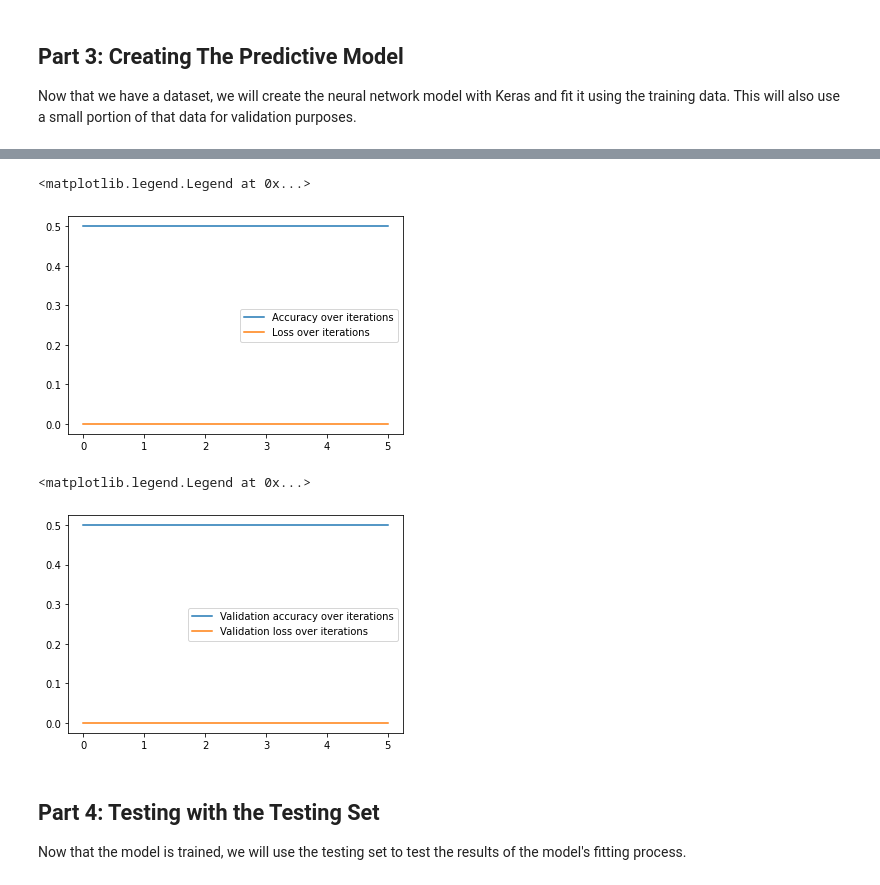
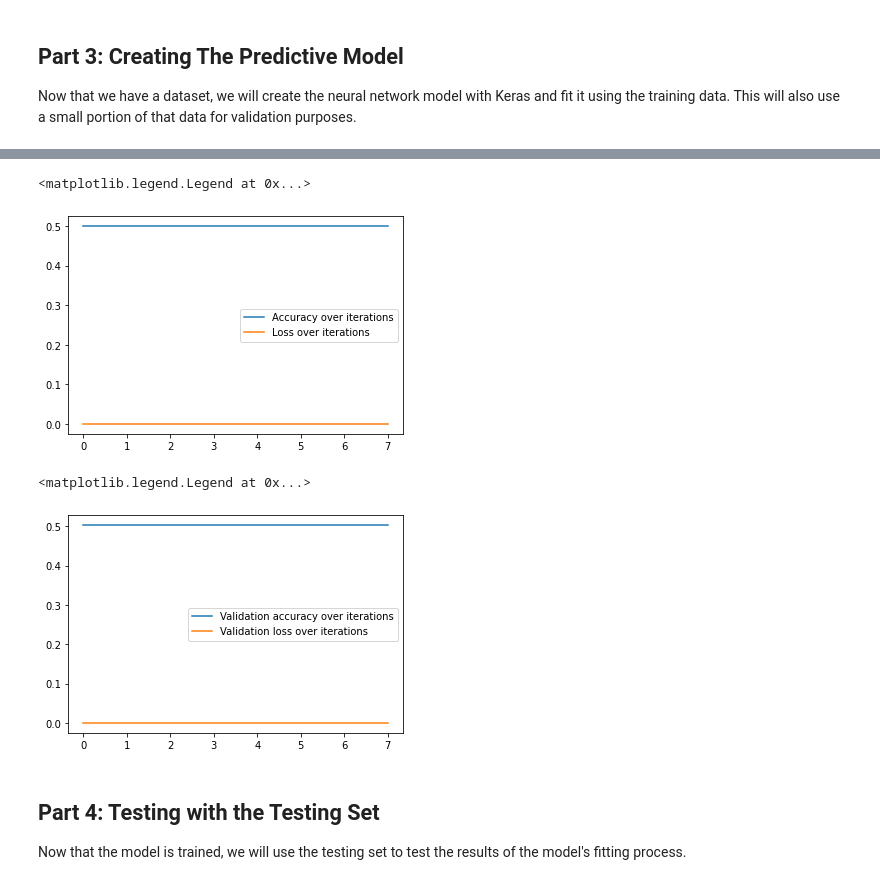
Before and after one commit to alicerunsonfedora/abysima, a Jupyter notebook: Abysima.ipynb, the cells around one changed output, grey strips where cells are left out. Drawn from its saved outputs; the diff is of its cells as text; code cells hidden in the pictures.

```diff
--- a/Abysima.ipynb
+++ b/Abysima.ipynb
@@ -16,18 +16,3 @@ software. If a LICENSE file is not provided, you can obtain a copy at https://ww
 
 We'll need to write some utilities and codes that will allow us to generate, predict, and validate words. This
 section will allow us to do just that.
-# %%
-# Grab the English and Japanese words from the Kaggle datasets. More information on where the data originated from
-# can be found in kaggle/INFO.txt.
-import pandas as pd
-
-# Open the English Word Frequency dataset and extract the words from the list.
-valid_words = pd.read_csv("outside_sources/unigram_freq.csv")
-valid_words = list(valid_words.word) # We're only interested in the word column.
-print(len(valid_words))
-
-# Open the converted dataset from the Wiktionary page and import that into the list of valid words.
-with open("outside_sources/jp-romaji.txt") as jp_data:
-    valid_words += [w.strip() for w in jp_data.readlines()]
-
-print(len(valid_words))
@@ -69,9 +85,9 @@ from string import ascii_lowercase
 import numpy as np
 
 def map_word(word: str) -> list:
-    """Returns a list of numbers from 0 to 1 that represent the various letters in the alphabet."""
-    get_idx = lambda i: ascii_lowercase.index(i) + 1.0
-    return [get_idx(c) / 26  for c in word]
+    """Returns a list of numbers from 1 to 26 that represent the various letters in the alphabet."""
+    get_idx = lambda i: ascii_lowercase.index(i) + 1
+    return [get_idx(c) for c in word]
 
 # Fill any shorter words with the maximum length of the words. For words shorter than the word with the most
 # characters, a 0 will be subsistuted to keep the length of features consistent.
@@ -87,6 +103,10 @@ print(f"Longest word length: {max_len}")
 
 # Encode the data set into a format that the neural network will be able to understand.
 encoded_correct = [map_word(str(word)) for word in valid_words]
+# encoded_correct = []
+# for word in valid_words:
+#     print(word)
+#     encoded_correct.append(map_word(word))
 encoded_correct = [fill_word_features(w, max_len) for w in encoded_correct]
 
 encoded_invalid = [map_word(str(word)) for word in invalid]
@@ -108,6 +128,10 @@ dataset = np.array(dataset)
 X = dataset[:, :-1]
 Y = dataset[:,  -1]
 
+# Divide values by 26 (the number of letters in the alphabet). Doing this will make sure our data remains consistent,
+# and that we are not stating that Z is 26 times more important and A. This process is known as normalization.
+X = X / 26
+
 # Print the first two entries in the dataset as an example.
 print(X[:2])
 print(Y[:2])
@@ -157,13 +175,13 @@ print(keras.__version__)
 
 model = keras.Sequential(name="Abysima_2")
 model.add(Dense(max_len, input_dim=max_len, activation='relu'))
-model.add(Dense(max_len/2, activation='relu'))
-model.add(Dense(max_len/4, activation='relu'))
+model.add(Dense(max_len * 4, activation='relu'))
+# model.add(Dense(max_len/4, activation='relu'))
 model.add(Dense(1, activation='softmax'))
 
 # Create an early stopping mechanism to stop early if accuracy isn't improving after a certain point. This prevents
 # unnecessary computations.
-stop_early = EarlyStopping(monitor='accuracy', patience=5)
+stop_early = EarlyStopping(monitor='accuracy', patience=7)
 
 # Compile the model.
 model.compile(loss='categorical_crossentropy', optimizer='adam', metrics=['accuracy'])
@@ -189,7 +205,7 @@ _________________________________________________________________
 # %%
 # Fit the model to our dataset. In this instance, the model will run a batch gradient descent learning algorithm
 # for 100 epochs with a determined batch size. Additionally, it will set aside 20% of the data for validation.
-history = model.fit(
+training_results = model.fit(
     X_train, y_train, epochs=100, batch_size=128, verbose=1, validation_split=0.2, callbacks=[stop_early])
 # %% [output]
 Epoch 1/100
@@ -209,22 +229,22 @@ Epoch 6/100
 # %%
 # Plot the accuracy and loss changes for comparison. If we see an overlap, there may be overfitting involved.
 from matplotlib import pyplot as plt
 
-plt.plot(history.history['accuracy'], label='Accuracy over iterations')
-plt.plot(history.history['loss'], label='Loss over iterations')
+plt.plot(training_results.history['accuracy'], label='Accuracy over iterations')
+plt.plot(training_results.history['loss'], label='Loss over iterations')
 plt.legend()
 # %% [output]
 <matplotlib.legend.Legend at 0x...>
-[figure, old version]
+[figure, new version]
 # %%
-plt.plot(history.history['val_accuracy'],
+plt.plot(training_results.history['val_accuracy'],
          label='Validation accuracy over iterations')
-plt.plot(history.history['val_loss'],
+plt.plot(training_results.history['val_loss'],
          label='Validation loss over iterations')
 plt.legend()
 # %% [output]
 <matplotlib.legend.Legend at 0x...>
-[figure, old version]
+[figure, new version]
 # %% [markdown]
 ## Part 4: Testing with the Testing Set
 
```
Also changed, not shown: parts of 8 cells of this notebook, 3 other files.
